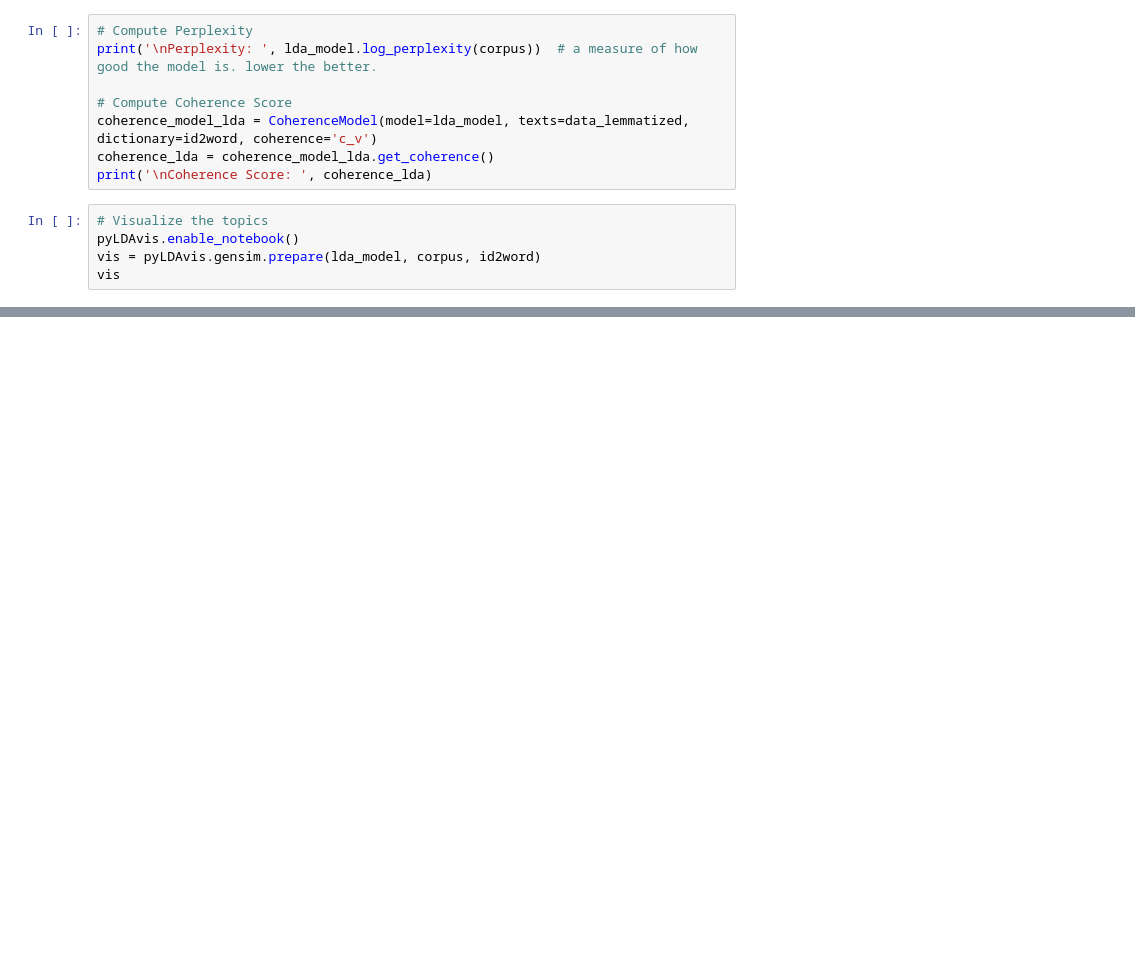
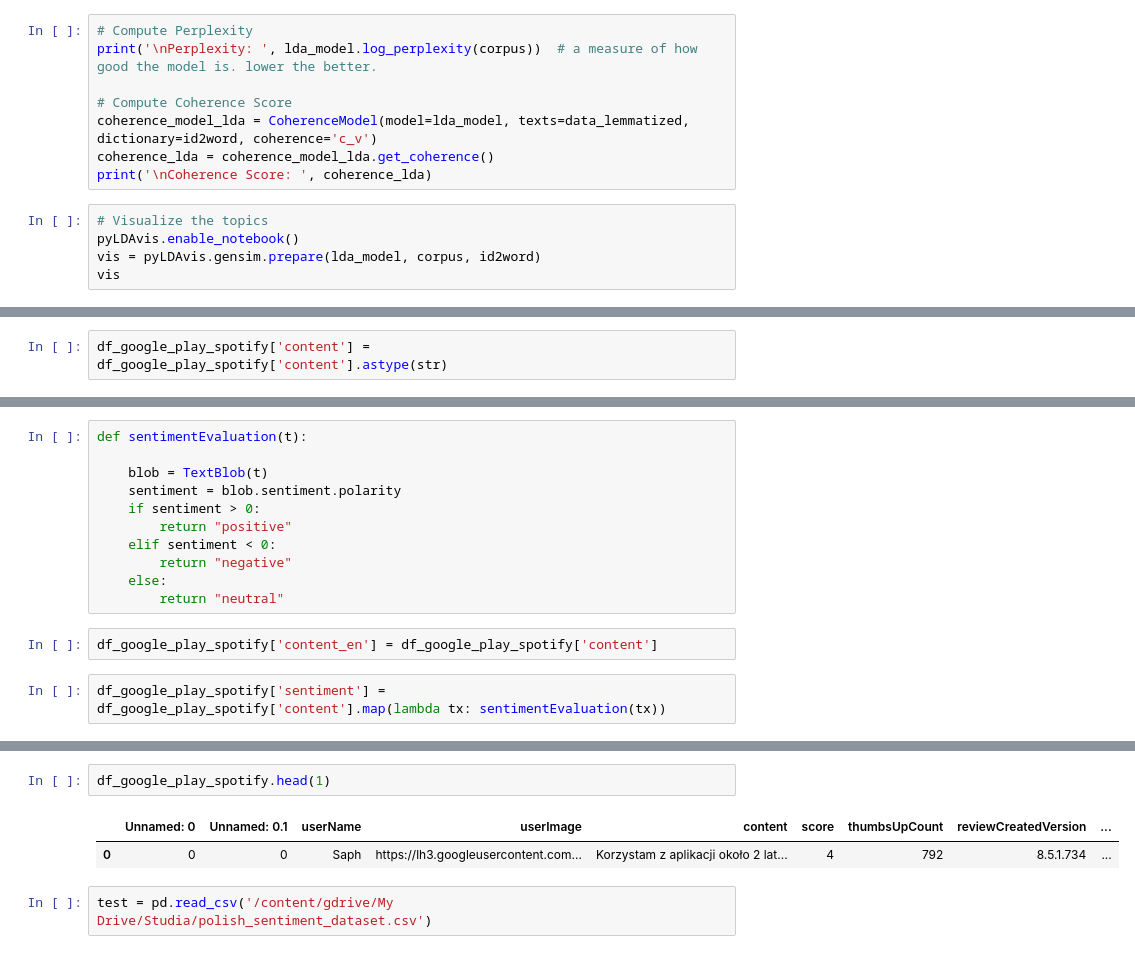
Before and after one commit to veliona/music-streaming-platforms-NLP, a Jupyter notebook: Spotify_topic_modeling.ipynb, the cells around one changed output, grey strips where cells are left out. Cells and saved outputs as stored; diff of their text form; blank space fills up the shorter version.

```diff
--- a/Spotify_topic_modeling.ipynb
+++ b/Spotify_topic_modeling.ipynb
@@ -383,0 +636,2 @@ df_google_play_spotify.tail()
+# %%
+df_google_play_spotify['content'] = df_google_play_spotify['content'].astype(str)
@@ -383,0 +710,15 @@ df_google_play_spotify.tail()
+# %%
+def sentimentEvaluation(t):
+
+    blob = TextBlob(t)
+    sentiment = blob.sentiment.polarity
+    if sentiment > 0:
+        return "positive"
+    elif sentiment < 0:
+        return "negative"
+    else:
+        return "neutral"
+# %%
+df_google_play_spotify['content_en'] = df_google_play_spotify['content']
+# %%
+df_google_play_spotify['sentiment'] = df_google_play_spotify['content'].map(lambda tx: sentimentEvaluation(tx))
@@ -383,0 +770,7 @@ df_google_play_spotify.tail()
+# %%
+df_google_play_spotify.head(1)
+# %% [output]
+|  | Unnamed: 0 | Unnamed: 0.1 | userName | userImage | content | score | thumbsUpCount | reviewCreatedVersion | ... |
+| 0 | 0 | 0 | Saph | https://lh3.googleusercontent.com... | Korzystam z aplikacji około 2 lat... | 4 | 792 | 8.5.1.734 | ... |
+# %%
+test = pd.read_csv('/content/gdrive/My Drive/Studia/polish_sentiment_dataset.csv')
```
Also changed, not shown: parts of 51 cells of this notebook.
